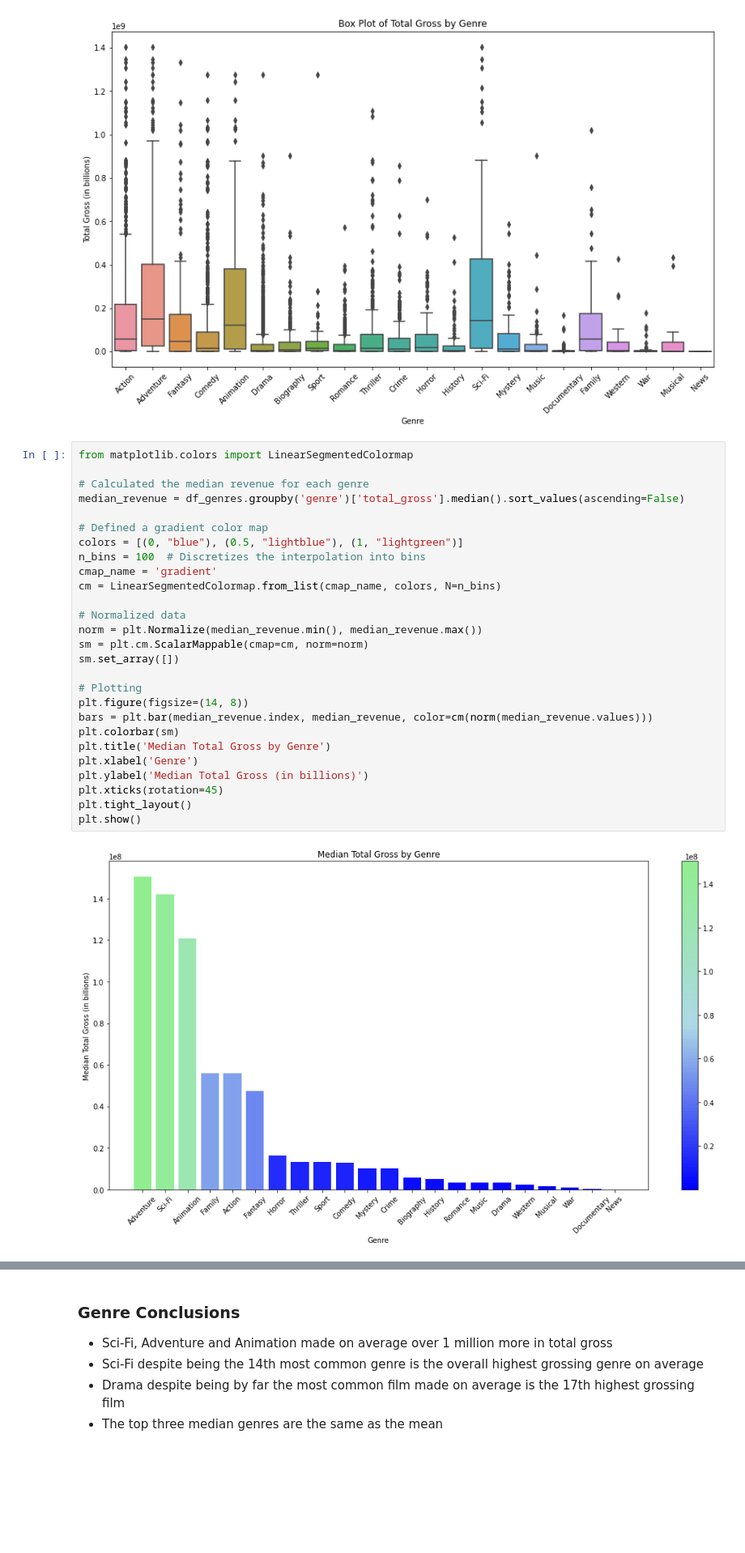
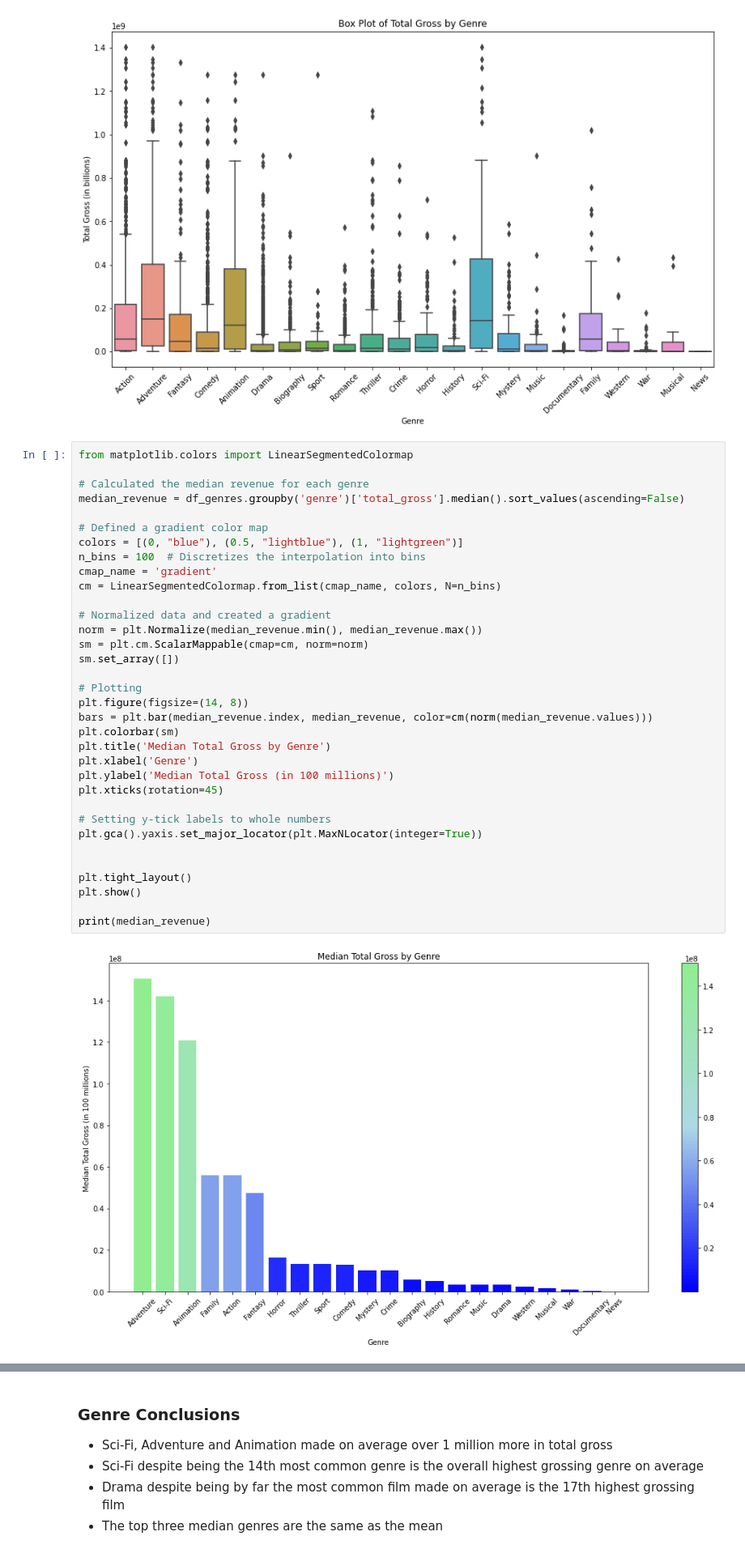
Before and after one commit to jaredlil/Phase_2_Project_Film, a Jupyter notebook: project-2-film-analysis.ipynb, the cells around one changed output, grey strips where cells are left out. Shown at 81% size. Saved outputs shown, nothing was run; the diff lists cells and outputs as text; blank space fills up the shorter version.

```diff
--- a/project-2-film-analysis.ipynb
+++ b/project-2-film-analysis.ipynb
@@ -361,29 +360,36 @@ plt.show()
 # %%
 from matplotlib.colors import LinearSegmentedColormap
 
 # Calculated the median revenue for each genre
 median_revenue = df_genres.groupby('genre')['total_gross'].median().sort_values(ascending=False)
 
 # Defined a gradient color map
 colors = [(0, "blue"), (0.5, "lightblue"), (1, "lightgreen")]
 n_bins = 100  # Discretizes the interpolation into bins
 cmap_name = 'gradient'
 cm = LinearSegmentedColormap.from_list(cmap_name, colors, N=n_bins)
 
-# Normalized data
+# Normalized data and created a gradient
 norm = plt.Normalize(median_revenue.min(), median_revenue.max())
 sm = plt.cm.ScalarMappable(cmap=cm, norm=norm)
 sm.set_array([])
 
 # Plotting
 plt.figure(figsize=(14, 8))
 bars = plt.bar(median_revenue.index, median_revenue, color=cm(norm(median_revenue.values)))
 plt.colorbar(sm)
 plt.title('Median Total Gross by Genre')
 plt.xlabel('Genre')
-plt.ylabel('Median Total Gross (in billions)')
+plt.ylabel('Median Total Gross (in 100 millions)')
 plt.xticks(rotation=45)
+
+# Setting y-tick labels to whole numbers
+plt.gca().yaxis.set_major_locator(plt.MaxNLocator(integer=True))
+
+
 plt.tight_layout()
 plt.show()
+
+print(median_revenue)
 # %% [output]
-[figure, old version]
+[figure, new version]
```
Also changed, not shown: parts of 9 cells of this notebook, 2 other files.
